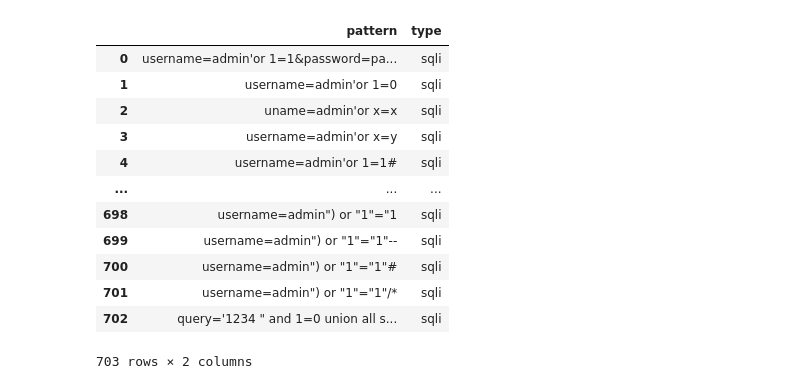
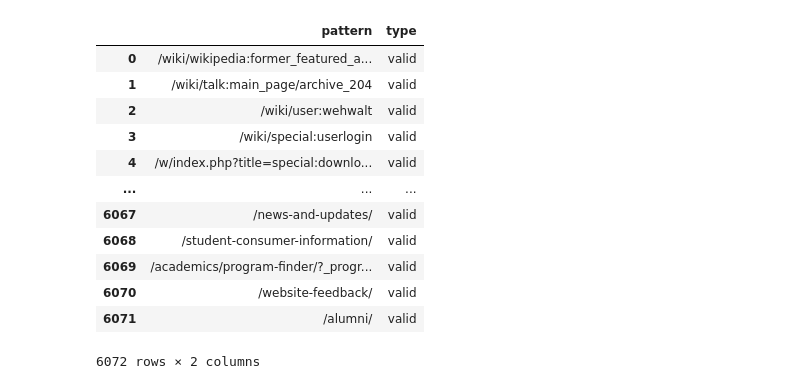
Before and after one commit to kiannaquines/web-application-firewall-machine-learning, a Jupyter notebook: merge_data.ipynb, the cells around one changed output. Drawn from its saved outputs; the diff is of its cells as text; code cells hidden in the pictures.

```diff
--- a/merge_data.ipynb
+++ b/merge_data.ipynb
@@ -2,5 +2,5 @@
 import pandas as pd
 import json
 # %%
-df_cleaned_all = pd.read_json('./datasets/complete_clean.json')
-df_cleaned_sql = pd.read_json('./datasets/clean_sqli.json')
+df_cleaned_all = pd.read_json('./datasets/final_with_improved_cmdi_completed_cleaned.json')
+df_cleaned_valid = pd.read_json('./datasets/valid_url_routes.json')
@@ -23,17 +23,17 @@ df_cleaned_all
 # %%
-df_cleaned_sql
+df_cleaned_valid
 # %% [output]
 |  | pattern | type |
-| 0 | username=admin'or 1=1&password=pa... | sqli |
-| 1 | username=admin'or 1=0 | sqli |
-| 2 | uname=admin'or x=x | sqli |
-| 3 | username=admin'or x=y | sqli |
-| 4 | username=admin'or 1=1# | sqli |
+| 0 | /wiki/wikipedia:former_featured_a... | valid |
+| 1 | /wiki/talk:main_page/archive_204 | valid |
+| 2 | /wiki/user:wehwalt | valid |
+| 3 | /wiki/special:userlogin | valid |
+| 4 | /w/index.php?title=special:downlo... | valid |
 | ... | ... | ... |
-| 698 | username=admin") or "1"="1 | sqli |
-| 699 | username=admin") or "1"="1"-- | sqli |
-| 700 | username=admin") or "1"="1"# | sqli |
-| 701 | username=admin") or "1"="1"/* | sqli |
-| 702 | query='1234 " and 1=0 union all s... | sqli |
+| 6067 | /news-and-updates/ | valid |
+| 6068 | /student-consumer-information/ | valid |
+| 6069 | /academics/program-finder/?_progr... | valid |
+| 6070 | /website-feedback/ | valid |
+| 6071 | /alumni/ | valid |
-703 rows × 2 columns
+6072 rows × 2 columns
 # %%
```
Also changed, not shown: parts of 5 cells of this notebook, 13 other files.
